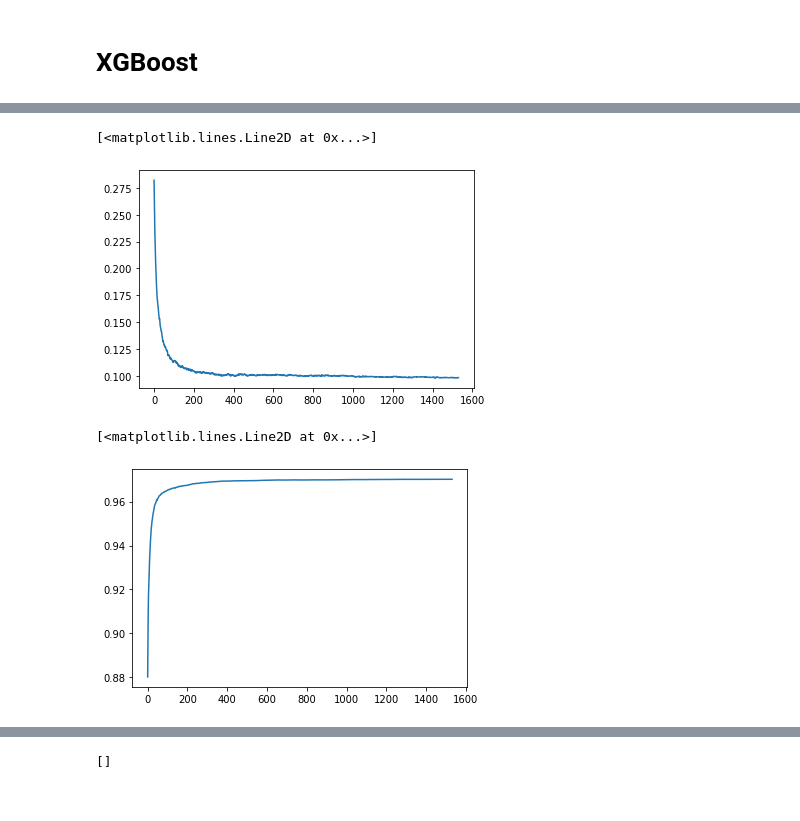
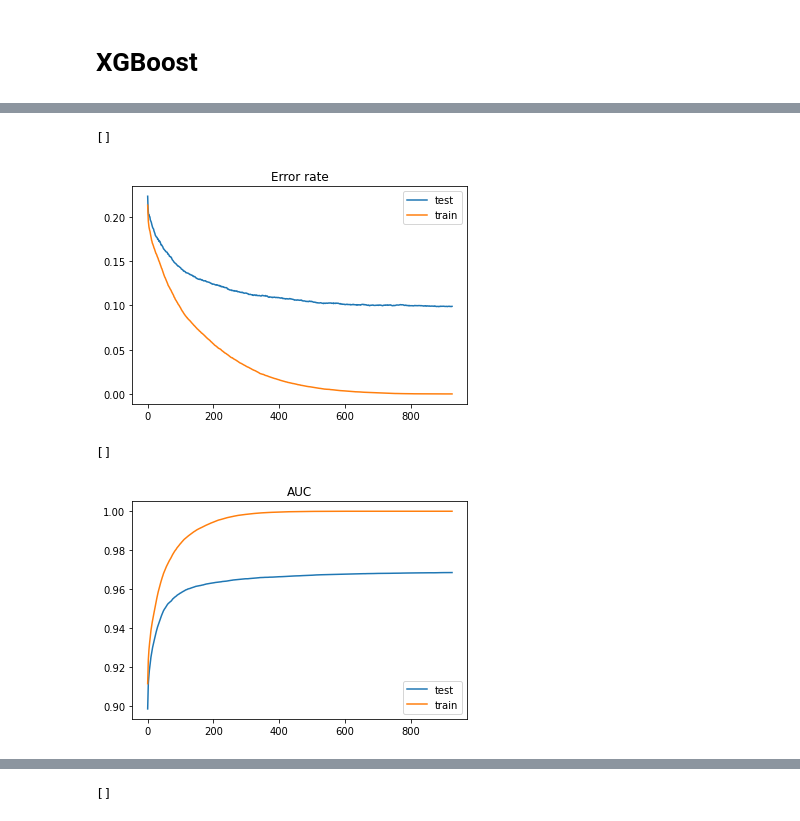
Before and after one commit to jespertjee/LOFAR_ML, a Jupyter notebook: Supervised/Fangyou/Preprocessed_data/Classification_Combined.ipynb, the cells around one changed output, grey strips where cells are left out. Cells and saved outputs as stored; diff of their text form; code cells hidden in the pictures.

```diff
--- a/Supervised/Fangyou/Preprocessed_data/Classification_Combined.ipynb
+++ b/Supervised/Fangyou/Preprocessed_data/Classification_Combined.ipynb
@@ -150,13 +178,11 @@ lightbm = lgb.LGBMClassifier(num_class=4,
                              objective="multiclass",
                              n_estimators=10000,
                              class_weight="balanced",
-                             max_depth=7,
-                             num_leaves=32,
-                             min_child_samples=5,
-                             reg_alpha=1,
-                             reg_lambda=2,
-                            early_stopping_round=50)
+                            early_stopping_round=50,
+                            verbose=-1,
+                            max_depth=7,
+                            num_leaves=70,
+                            min_data_in_leaf=10)
 # %%
-lightbm.fit(X_train, y_train, eval_set=[(X_test, y_test)], verbose=True,
-                sample_weight=classes_weights)
+lightbm.fit(X_train, y_train, eval_set=[(X_test, y_test), (X_train, y_train)], sample_weight=classes_weights)
 # %% [output]
@@ -217,19 +242,21 @@ classes_weights2 = classes_weights.copy()
 classes_weights2[classes_weights2>10] = classes_weights2[classes_weights2>10] = 100
 # %%
 model = XGBClassifier(use_label_encoder=False,
-                      max_depth=8,
+                      max_depth=7,
                       reg_alpha=0,
-                      min_child_weight=0.5,
+                      min_child_weight=0,
                       reg_lambda=1,
-                      eta=0.3,
-                      tree_method='exact',
+                      eta=0.1,
+                      subsample=1, # 1 normally
+                      colsample_bytree=1, # 1 normally
+                      tree_method='hist', # exact is more precies, but this is much faster
                       eval_metric=['merror', 'auc'],
                       objective='multi:softprob',
                       n_estimators=10000,
-                      early_stopping_rounds=20,
-                      subsample=0.5,)
+                      early_stopping_rounds=100,)
 # %%
 bst = model.fit(X_train, y_train,
-                eval_set=[(X_test, y_test)], verbose=True,
-                sample_weight=classes_weights) # Maybe remove weight
+                eval_set=[(X_test, y_test), (X_train, y_train)], verbose=True,
+                sample_weight=classes_weights
+               ) # Maybe remove weight
 # %% [output]
@@ -273,12 +280,22 @@ dir(bst)
 # %%
-errors = bst.evals_result()['validation_0']['merror']
-plt.plot(range(len(errors)), errors)
+errors_test = bst.evals_result()['validation_0']['merror']
+plt.plot(range(len(errors_test)), errors_test, label='test')
+errors_train = bst.evals_result()['validation_1']['merror']
+plt.plot(range(len(errors_train)), errors_train, label='train')
+plt.title('Error rate')
+plt.legend()
+plt.plot()
 # %% [output]
-[<matplotlib.lines.Line2D at 0x...>]
+[]
-[figure, old version]
+[figure, new version]
 # %%
-errors = bst.evals_result()['validation_0']['auc']
-plt.plot(range(len(errors)), errors)
+errors_test = bst.evals_result()['validation_0']['auc']
+plt.plot(range(len(errors_test)), errors_test, label='test')
+errors_train = bst.evals_result()['validation_1']['auc']
+plt.plot(range(len(errors_train)), errors_train, label='train')
+plt.title('AUC')
+plt.legend()
+plt.plot()
 # %% [output]
-[<matplotlib.lines.Line2D at 0x...>]
+[]
-[figure, old version]
+[figure, new version]
```
Also changed, not shown: parts of 39 cells of this notebook, 5 other files.
